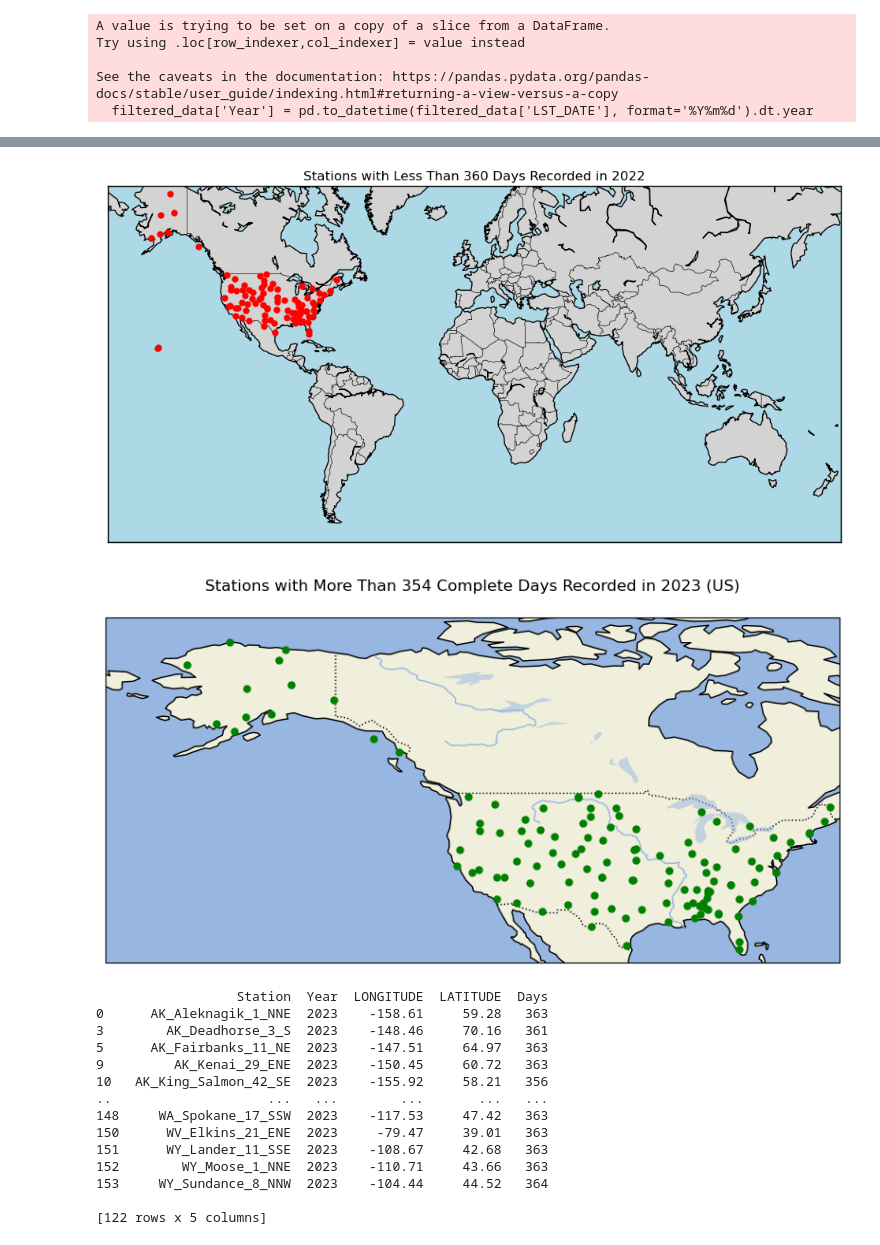
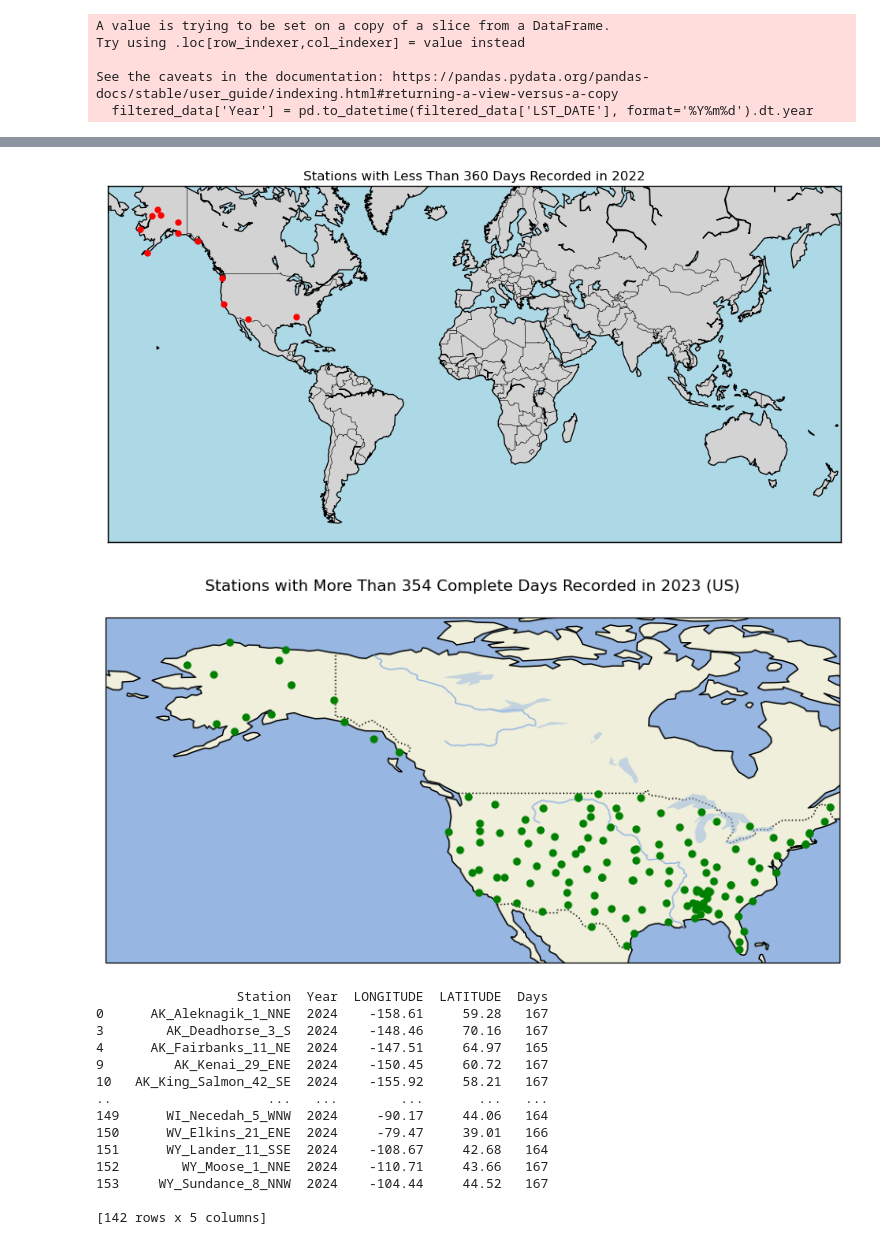
Before and after one commit to orwell2024/uscrnlib, a Jupyter notebook: functions_NOAA.ipynb, the cells around one changed output, grey strips where cells are left out. Cells and saved outputs as stored; diff of their text form; code cells hidden in the pictures.

```diff
--- a/functions_NOAA.ipynb
+++ b/functions_NOAA.ipynb
@@ -145,35 +155,35 @@ print(days_per_station_year[days_per_station_year['Days'] < 360])
 # %%
 import matplotlib.pyplot as plt
 from mpl_toolkits.basemap import Basemap
 
 # Filter for stations with less than 360 days
-stations_less_than_360 = days_per_station_year[days_per_station_year['Days'] > 362]
+stations_less_than_360 = days_per_station_year[days_per_station_year['Days'] <150]
 
 # Create a Basemap instance
 plt.figure(figsize=(12, 8))
 map = Basemap(projection='merc', llcrnrlat=-60, urcrnrlat=70, llcrnrlon=-180, urcrnrlon=180, lat_ts=20, resolution='c')
 
 map.drawcoastlines()
 map.drawcountries()
 map.fillcontinents(color='lightgray', lake_color='lightblue')
 map.drawmapboundary(fill_color='lightblue')
 
 # Plot each station
 for _, row in stations_less_than_360.iterrows():
     x, y = map(row['LONGITUDE'], row['LATITUDE'])
     map.plot(x, y, 'o', markersize=5, color='red')
 
 plt.title('Stations with Less Than 360 Days Recorded in 2022')
 plt.show()
 # %% [output]
-[figure, old version]
+[figure, new version]
 # %%
 import matplotlib.pyplot as plt
 import cartopy.crs as ccrs
 import cartopy.feature as cfeature
 
 # Filter for stations with less than 360 days
-stations_less_than_360 = days_per_station_year[days_per_station_year['Days'] > 354]
+stations_less_than_360 = days_per_station_year[days_per_station_year['Days'] > 150]
 
 # Create a figure with an appropriate size
 plt.figure(figsize=(10, 8))
@@ -201,18 +211,18 @@ plt.show()
 
 print (stations_less_than_360 )
 # %% [output]
-[figure, old version]
+[figure, new version]
                   Station  Year  LONGITUDE  LATITUDE  Days
-0      AK_Aleknagik_1_NNE  2023    -158.61     59.28   363
-3        AK_Deadhorse_3_S  2023    -148.46     70.16   361
-5      AK_Fairbanks_11_NE  2023    -147.51     64.97   363
-9         AK_Kenai_29_ENE  2023    -150.45     60.72   363
-10   AK_King_Salmon_42_SE  2023    -155.92     58.21   356
+0      AK_Aleknagik_1_NNE  2024    -158.61     59.28   167
+3        AK_Deadhorse_3_S  2024    -148.46     70.16   167
+4      AK_Fairbanks_11_NE  2024    -147.51     64.97   165
+9         AK_Kenai_29_ENE  2024    -150.45     60.72   167
+10   AK_King_Salmon_42_SE  2024    -155.92     58.21   167
 ..                    ...   ...        ...       ...   ...
-148     WA_Spokane_17_SSW  2023    -117.53     47.42   363
-150      WV_Elkins_21_ENE  2023     -79.47     39.01   363
-151      WY_Lander_11_SSE  2023    -108.67     42.68   363
-152        WY_Moose_1_NNE  2023    -110.71     43.66   363
-153     WY_Sundance_8_NNW  2023    -104.44     44.52   364
+149      WI_Necedah_5_WNW  2024     -90.17     44.06   164
+150      WV_Elkins_21_ENE  2024     -79.47     39.01   166
+151      WY_Lander_11_SSE  2024    -108.67     42.68   164
+152        WY_Moose_1_NNE  2024    -110.71     43.66   167
+153     WY_Sundance_8_NNW  2024    -104.44     44.52   167
 
-[122 rows x 5 columns]
+[142 rows x 5 columns]
```
Also changed, not shown: parts of 2 cells of this notebook.
